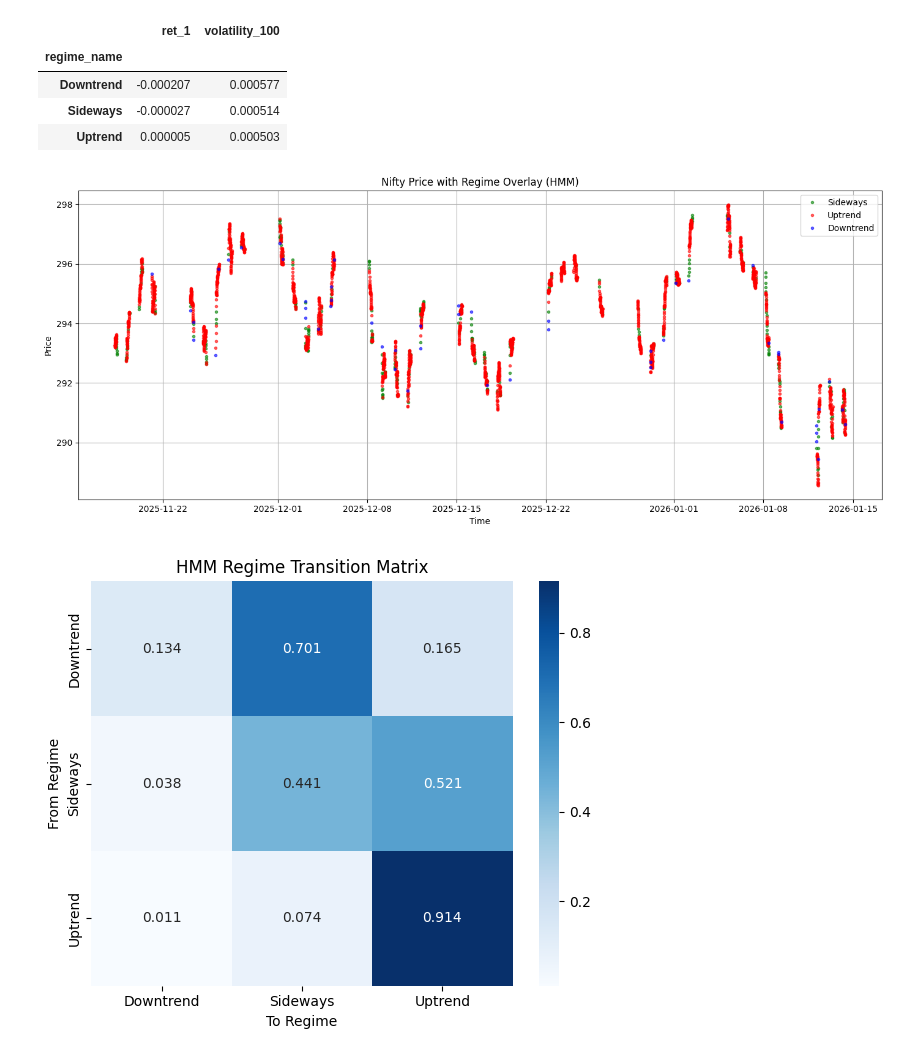
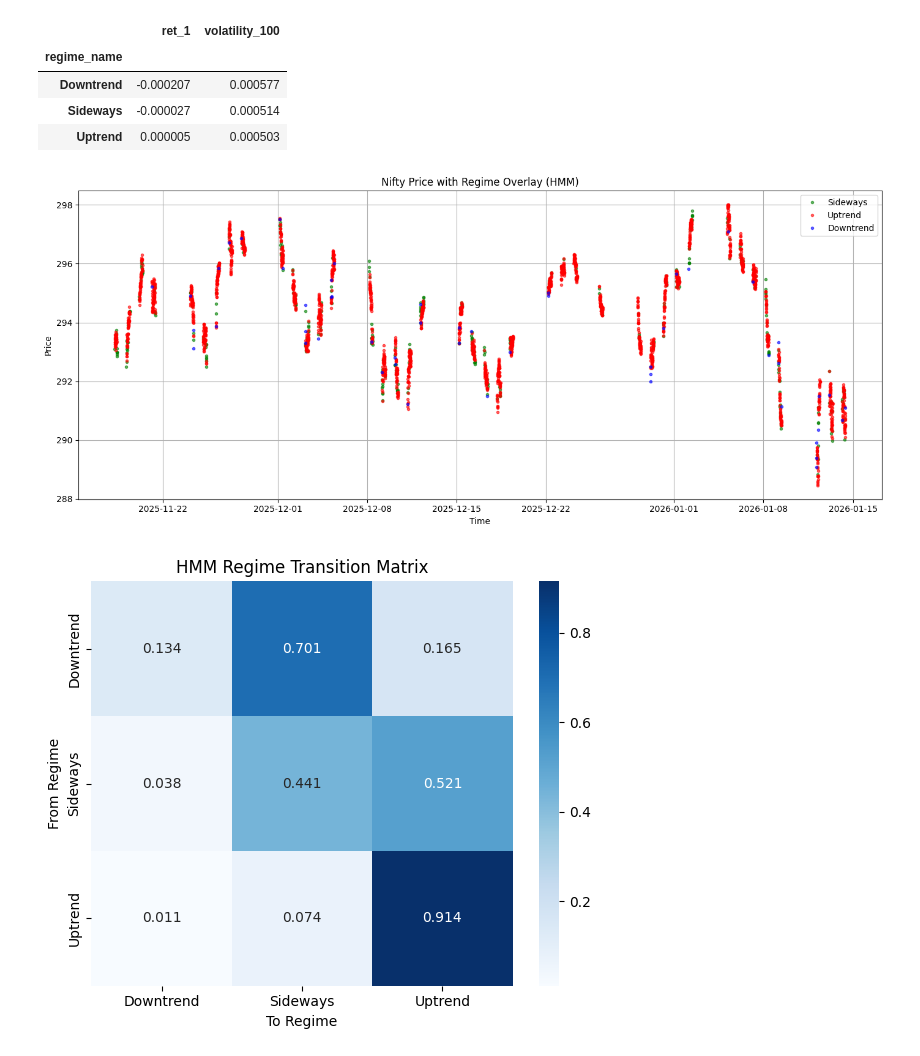
Before and after one commit to lakshaysharma2004/quant-trading-system, a Jupyter notebook: notebooks/04_regime_detection.ipynb, the cells around one changed output. Saved outputs shown, nothing was run; the diff lists cells and outputs as text; code cells hidden in the pictures.

```diff
--- a/notebooks/04_regime_detection.ipynb
+++ b/notebooks/04_regime_detection.ipynb
@@ -139,33 +139,33 @@ os.makedirs("../plots", exist_ok=True)
 # %%
 colors = {
     "Uptrend": "red",
     "Downtrend": "blue",
     "Sideways": "green"
 }
 
 plt.figure(figsize=(14,6))
 
 for regime in df["regime_name"].unique():
     mask = df["regime_name"] == regime
     plt.plot(
         df.loc[mask, "Datetime"],
-        df.loc[mask, "close_smooth"],
+        df.loc[mask, "close"],
         ".",
         label=regime,
         color=colors[regime],
         alpha=0.6
     )
 
 plt.title("Nifty Price with Regime Overlay (HMM)")
 plt.xlabel("Time")
 plt.ylabel("Price")
 plt.legend()
 plt.grid(True)
 plt.tight_layout()
 plt.savefig("../plots/regime_overlay_labeled.png", dpi=200)
 plt.show()
 # %% [output]
-[figure, old version]
+[figure, new version]
 # %%
 transmat = model.transmat_
 plt.figure(figsize=(6,5))
```
Also changed, not shown: parts of 2 cells of this notebook, 10 other files.
